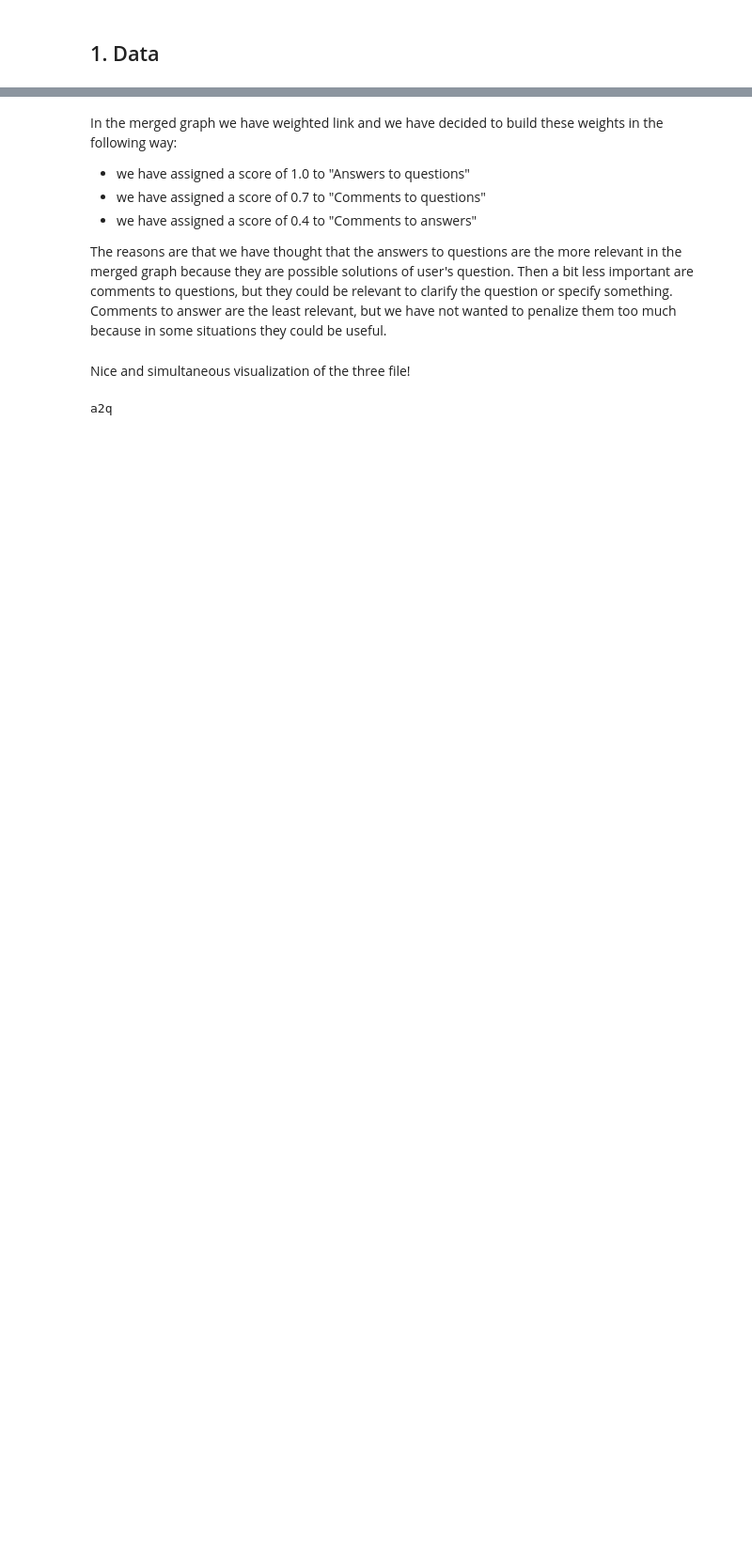
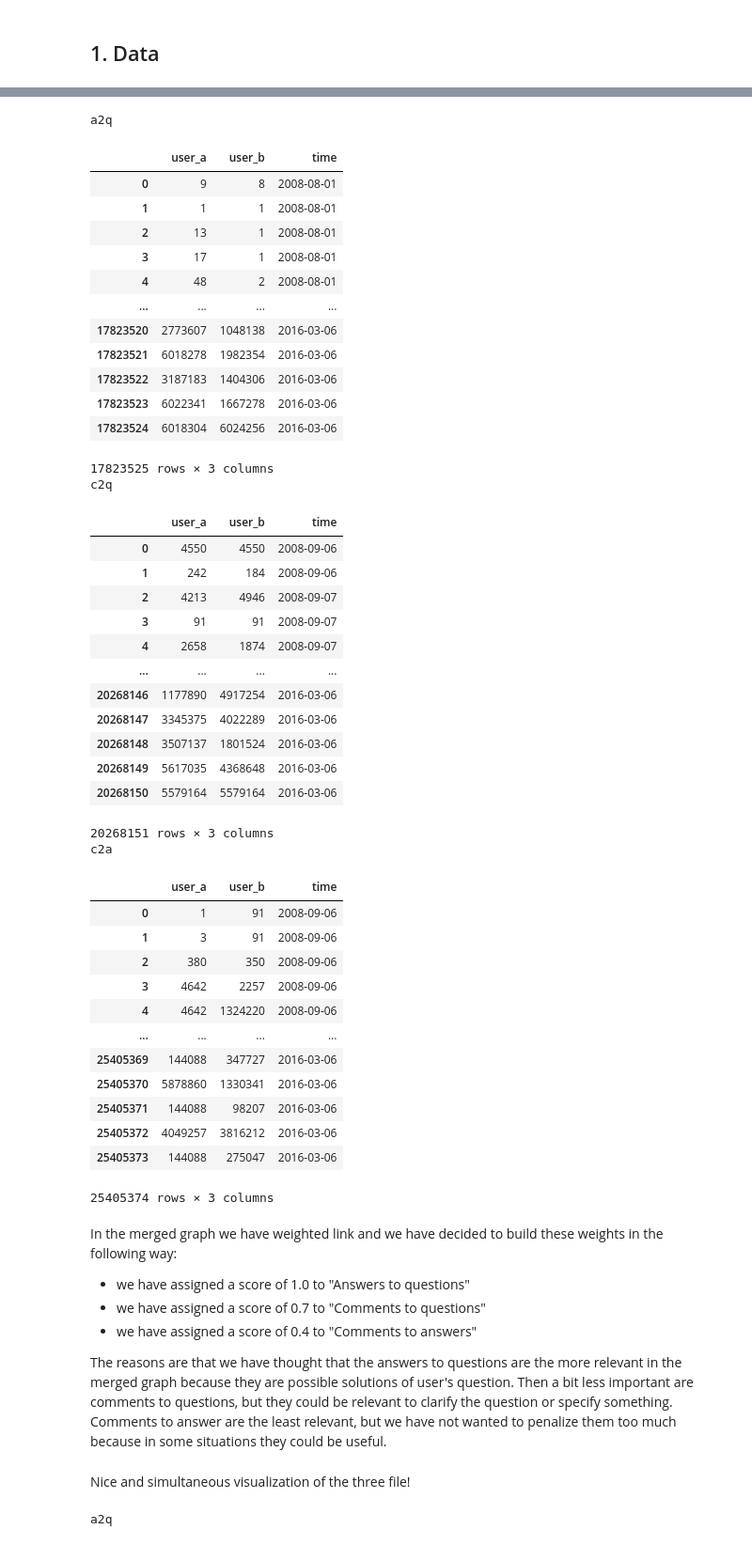
Before and after one commit to michele1783/ADM-HW5, a Jupyter notebook: test-Ame.ipynb, the cells around one changed output, grey strips where cells are left out. Shown: that part at 94% size. Drawn from its saved outputs; the diff is of its cells as text; code cells hidden in the pictures; blank space fills up the shorter version.

```diff
--- a/test-Ame.ipynb
+++ b/test-Ame.ipynb
@@ -39,3 +65,52 @@ KeyboardInterrupt:
+# %%
+a2q = pd.read_csv("data/a2q.csv", parse_dates=["time"], infer_datetime_format=True)
+c2q = pd.read_csv("data/c2q.csv", parse_dates=["time"], infer_datetime_format=True)
+c2a = pd.read_csv("data/c2a.csv", parse_dates=["time"], infer_datetime_format=True)
+
+display("a2q", "c2q", "c2a")
+# %% [output]
+a2q
+|  | user_a | user_b | time |
+| 0 | 9 | 8 | 2008-08-01 |
+| 1 | 1 | 1 | 2008-08-01 |
+| 2 | 13 | 1 | 2008-08-01 |
+| 3 | 17 | 1 | 2008-08-01 |
+| 4 | 48 | 2 | 2008-08-01 |
+| ... | ... | ... | ... |
+| 17823520 | 2773607 | 1048138 | 2016-03-06 |
+| 17823521 | 6018278 | 1982354 | 2016-03-06 |
+| 17823522 | 3187183 | 1404306 | 2016-03-06 |
+| 17823523 | 6022341 | 1667278 | 2016-03-06 |
+| 17823524 | 6018304 | 6024256 | 2016-03-06 |
+17823525 rows × 3 columns
+c2q
+|  | user_a | user_b | time |
+| 0 | 4550 | 4550 | 2008-09-06 |
+| 1 | 242 | 184 | 2008-09-06 |
+| 2 | 4213 | 4946 | 2008-09-07 |
+| 3 | 91 | 91 | 2008-09-07 |
+| 4 | 2658 | 1874 | 2008-09-07 |
+| ... | ... | ... | ... |
+| 20268146 | 1177890 | 4917254 | 2016-03-06 |
+| 20268147 | 3345375 | 4022289 | 2016-03-06 |
+| 20268148 | 3507137 | 1801524 | 2016-03-06 |
+| 20268149 | 5617035 | 4368648 | 2016-03-06 |
+| 20268150 | 5579164 | 5579164 | 2016-03-06 |
+20268151 rows × 3 columns
+c2a
+|  | user_a | user_b | time |
+| 0 | 1 | 91 | 2008-09-06 |
+| 1 | 3 | 91 | 2008-09-06 |
+| 2 | 380 | 350 | 2008-09-06 |
+| 3 | 4642 | 2257 | 2008-09-06 |
+| 4 | 4642 | 1324220 | 2008-09-06 |
+| ... | ... | ... | ... |
+| 25405369 | 144088 | 347727 | 2016-03-06 |
+| 25405370 | 5878860 | 1330341 | 2016-03-06 |
+| 25405371 | 144088 | 98207 | 2016-03-06 |
+| 25405372 | 4049257 | 3816212 | 2016-03-06 |
+| 25405373 | 144088 | 275047 | 2016-03-06 |
+25405374 rows × 3 columns
 # %% [markdown]
 In the merged graph we have weighted link and we have decided to build these weights in the following way:
 -  we have assigned a score of 1.0 to "Answers to questions"
```
Also changed, not shown: parts of 28 cells of this notebook, 1 other file.
